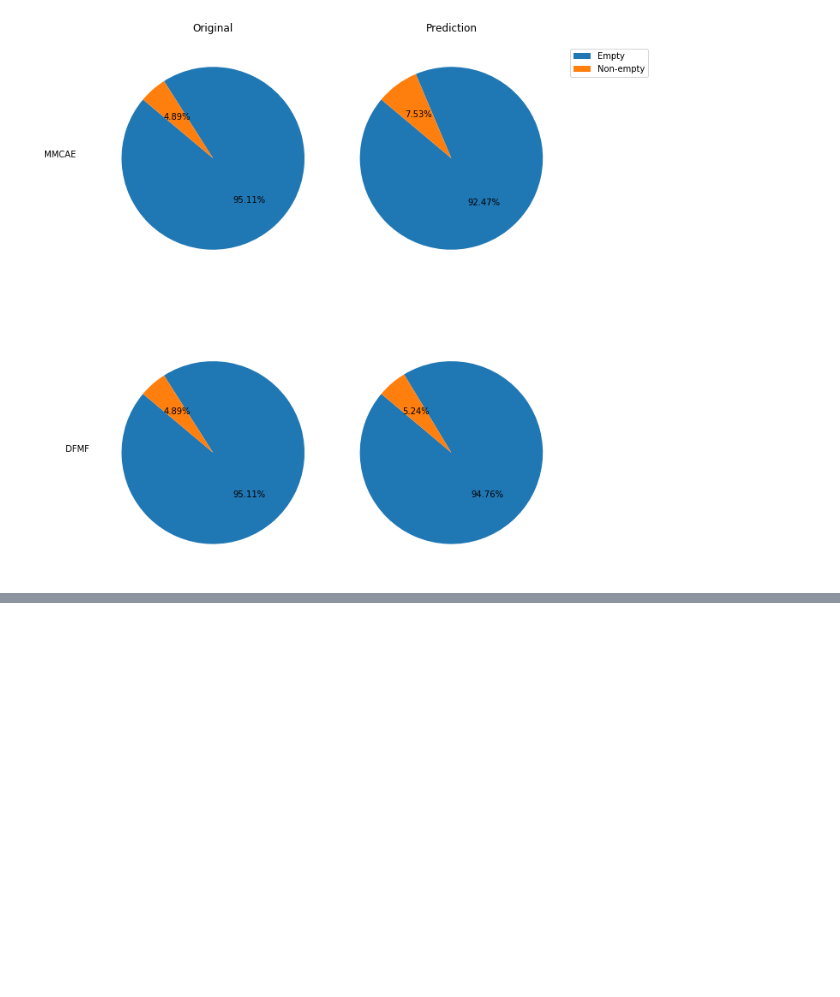
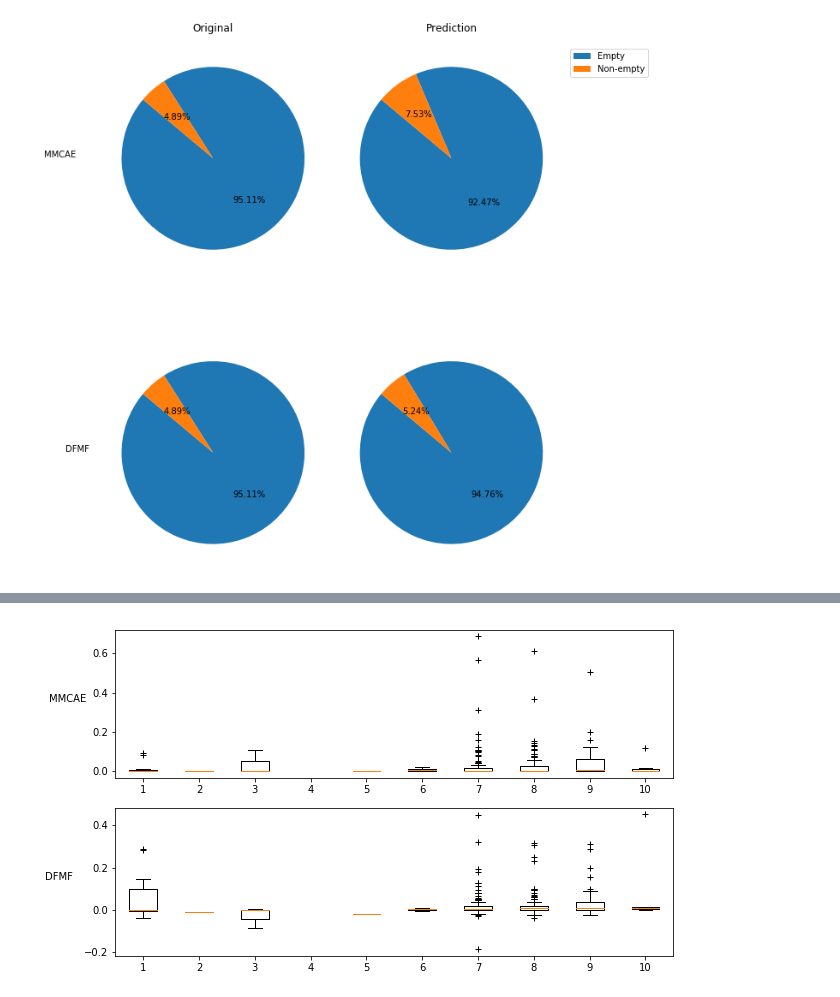
Before and after one commit to lovrek/MMCAE-data-fusion, a Jupyter notebook: Final Results/Model - dismissed data = 6%.ipynb, the cells around one changed output, grey strips where cells are left out. Saved outputs shown, nothing was run; the diff lists cells and outputs as text; code cells hidden in the pictures; blank space fills up the shorter version.

```diff
--- a/Final Results/Model - dismissed data = 6%.ipynb
+++ b/Final Results/Model - dismissed data = 6%.ipynb
@@ -1456,0 +1487,8 @@ plt.show()
+# %%
+np.random.seed(87985434)
+data = model.org_data[0].flatten()
+data[data == 0] = 3
+data[data == 1] = 0
+nonzeros = np.flatnonzero(data.flatten())
+
+rand_vector = np.random.choice(nonzeros, 300, replace=False)
@@ -1456,0 +1614,63 @@ plt.show()
+# %%
+rows = ['MMCAE', 'DFMF']
+num_of_pieces = 10
+
+# genes_sum = sorted(genes_sum)
+print(np.min(genes_sum))
+print(np.max(genes_sum))
+piece = int((np.max(genes_sum) - np.min(genes_sum))/num_of_pieces)
+print(piece)
+print()
+
+MMCAE = {}
+DFMF = {}
+list_of_data_MMCAE = []
+list_of_data_DFMF = []
+MMCAE_median = []
+DFMF_median = []
+
+# l = np.array_split(genes_sum, 10)
+for i, value in enumerate(genes_sum):
+    idx = int(value/piece)
+    if idx not in MMCAE:
+        MMCAE[idx] = NN_genes[i]
+        DFMF[idx] = DFMF_genes[i]
+    else:
+        MMCAE[idx] = MMCAE[idx] + NN_genes[i]
+        DFMF[idx] = DFMF[idx] + DFMF_genes[i]
+
+for key in range(len(MMCAE)):
+    if key not in MMCAE:
+        MMCAE[key] = []
+        DFMF[key] = []
+        MMCAE_median.append(None)
+        DFMF_median.append(None)
+        list_of_data_MMCAE.append(MMCAE[key])
+        list_of_data_DFMF.append(DFMF[key])
+        continue
+
+    print(len(MMCAE[key]), np.median(MMCAE[key]), np.min(MMCAE[key]), np.max(MMCAE[key]))
+    print(len(DFMF[key]), np.median(DFMF[key]), np.min(DFMF[key]), np.max(DFMF[key]) )
+    print()
+    list_of_data_MMCAE.append(MMCAE[key])
+    list_of_data_DFMF.append(DFMF[key])
+
+    MMCAE_median.append(np.median(MMCAE[key]))
+    DFMF_median.append(np.median(DFMF[key]))
+
+fig, axes = plt.subplots(2,1, figsize=(10, 6))
+ax = axes[0]
+# pos = [np.abs(i - num_of_pieces) for i in range(1, len(list_of_data_MMCAE)+1)]
+pos = range(1, len(list_of_data_MMCAE)+1)
+bp = ax.boxplot(list_of_data_MMCAE, sym='k+', positions=pos,
+                notch=0, usermedians=MMCAE_median)
+ax.set_ylabel(rows[0], rotation=0, labelpad=25)
+
+ax = axes[1]
+bp = ax.boxplot(list_of_data_DFMF, sym='k+', positions=pos,
+                notch=0, usermedians=DFMF_median)
+ax.set_ylabel(rows[1], rotation=0, labelpad=25)
+
+plt.savefig(path + 'experiment_' + str(numOfExperiment) + '_ann_box_plot_nn_vs_dfmf_zeros.png')
+plt.show()
+# %% [output]
@@ -1456,0 +1694 @@ plt.show()
+[figure, added]
```
Also changed, not shown: parts of 13 cells of this notebook, 5 other files.
